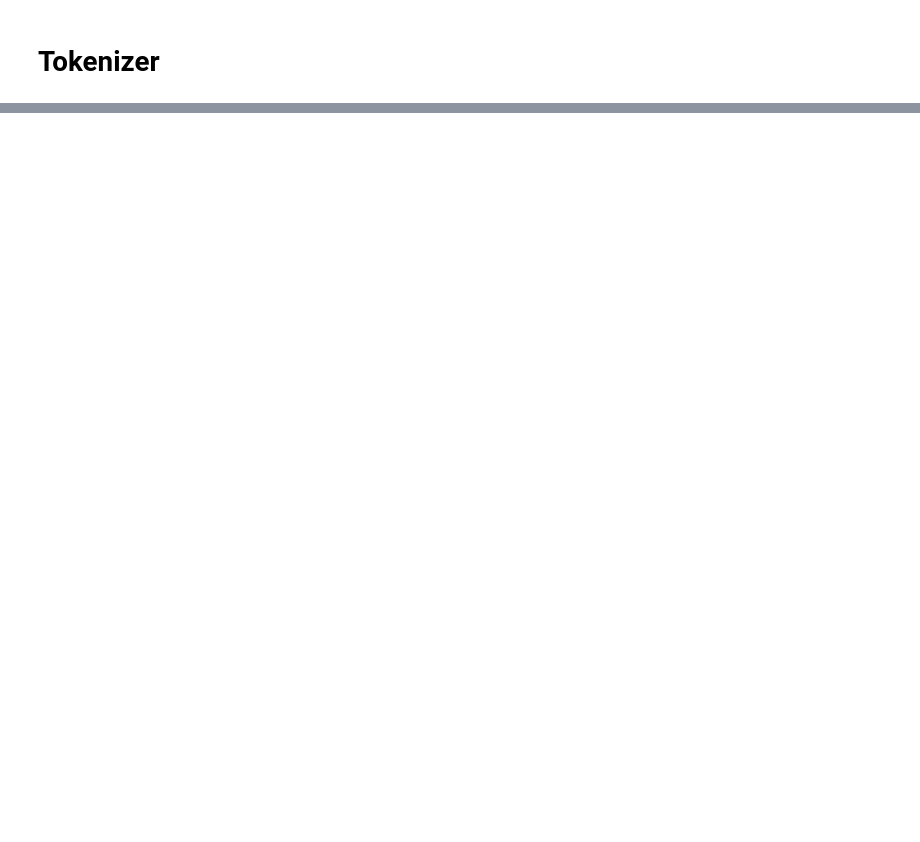
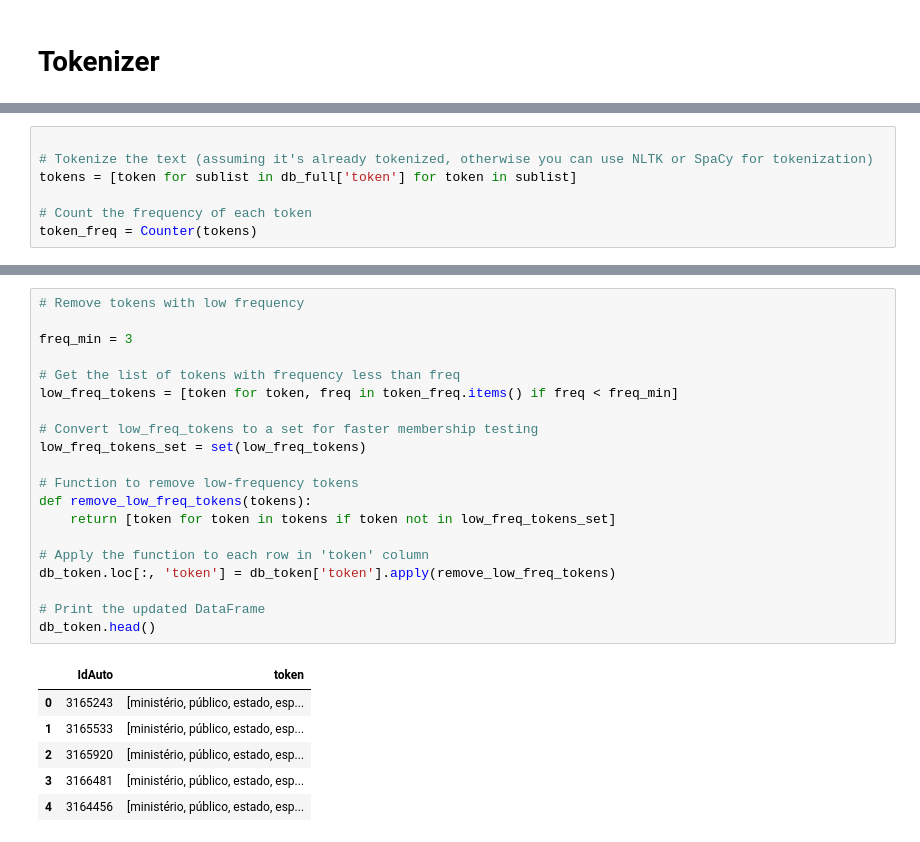
Before and after one commit to pedropberger/code-misc, a Jupyter notebook: NLP_MPES_PI.ipynb, the cells around one changed output, grey strips where cells are left out. Saved outputs shown, nothing was run; the diff lists cells and outputs as text; blank space fills up the shorter version.

```diff
--- a/NLP_MPES_PI.ipynb
+++ b/NLP_MPES_PI.ipynb
@@ -102,0 +188,7 @@ db_full.head()
+# %%
+
+# Tokenize the text (assuming it's already tokenized, otherwise you can use NLTK or SpaCy for tokenization)
+tokens = [token for sublist in db_full['token'] for token in sublist]
+
+# Count the frequency of each token
+token_freq = Counter(tokens)
@@ -111,0 +233,27 @@ db_full.head()
+# %%
+# Remove tokens with low frequency
+
+freq_min = 3
+
+# Get the list of tokens with frequency less than freq
+low_freq_tokens = [token for token, freq in token_freq.items() if freq < freq_min]
+
+# Convert low_freq_tokens to a set for faster membership testing
+low_freq_tokens_set = set(low_freq_tokens)
+
+# Function to remove low-frequency tokens
+def remove_low_freq_tokens(tokens):
+    return [token for token in tokens if token not in low_freq_tokens_set]
+
+# Apply the function to each row in 'token' column
+db_token.loc[:, 'token'] = db_token['token'].apply(remove_low_freq_tokens)
+
+# Print the updated DataFrame
+db_token.head()
+# %% [output]
+|  | IdAuto | token |
+| 0 | 3165243 | [ministério, público, estado, esp... |
+| 1 | 3165533 | [ministério, público, estado, esp... |
+| 2 | 3165920 | [ministério, público, estado, esp... |
+| 3 | 3166481 | [ministério, público, estado, esp... |
+| 4 | 3164456 | [ministério, público, estado, esp... |
```
Also changed, not shown: parts of 23 cells of this notebook.
